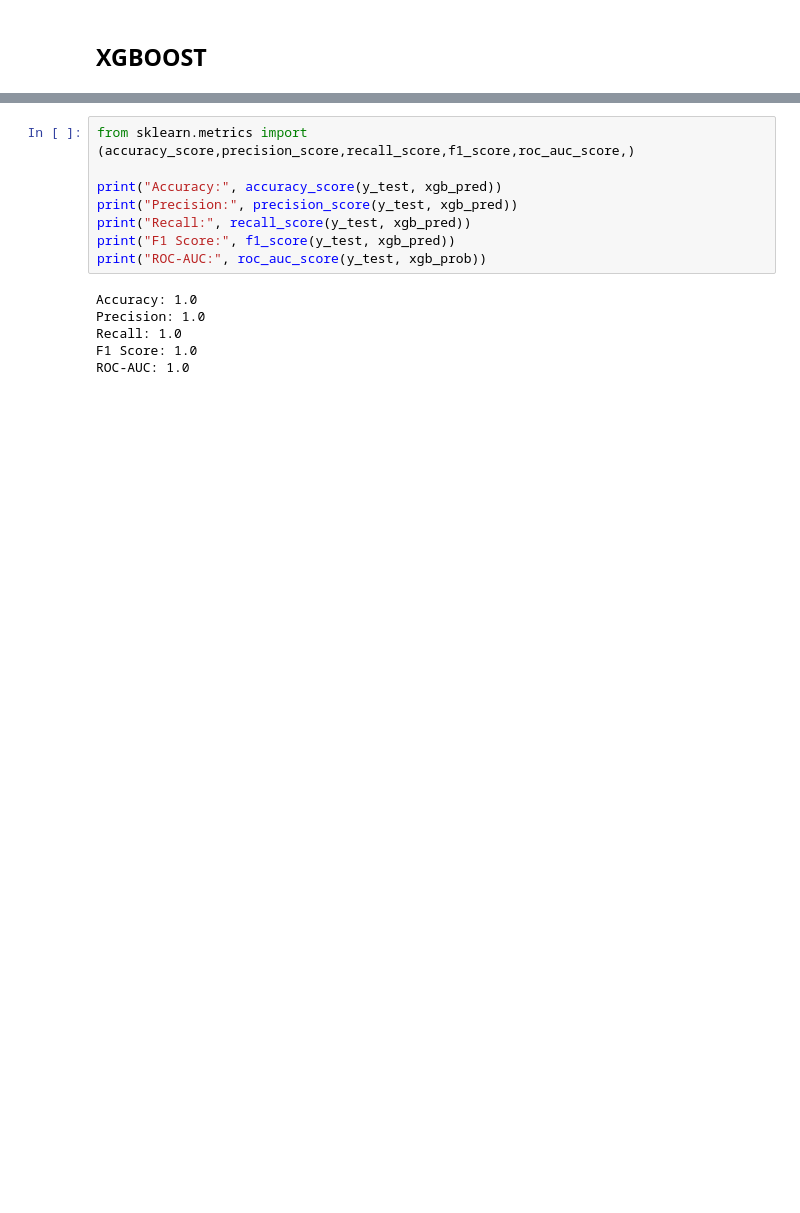
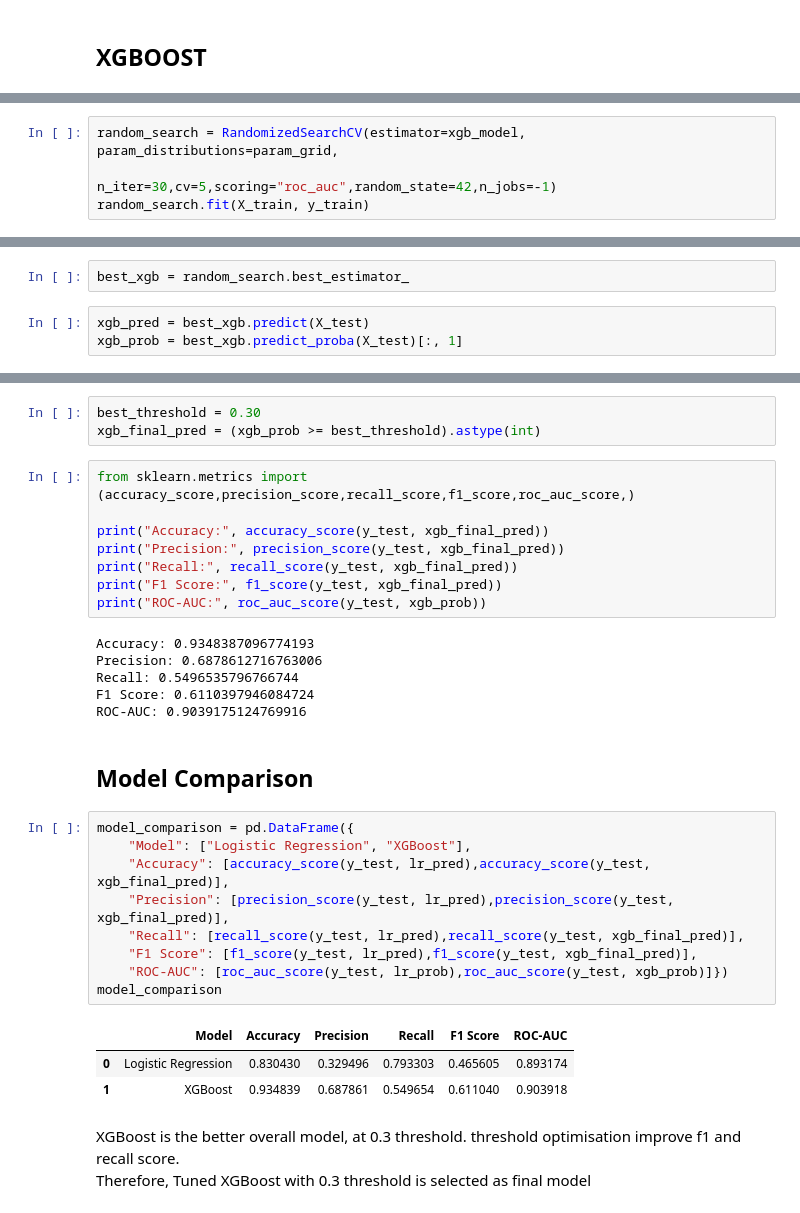
Before and after one commit to cybodexx/edu-growth, a Jupyter notebook: notebooks/05_risk_prediction.ipynb, the cells around one changed output, grey strips where cells are left out. Cells and saved outputs as stored; diff of their text form; blank space fills up the shorter version.

Commit message:
updated risk_prediction

```diff
--- a/notebooks/05_risk_prediction.ipynb
+++ b/notebooks/05_risk_prediction.ipynb
@@ -226,0 +279,4 @@ xgb_prob = xgb_model.predict_proba(X_test)[:, 1]
+# %%
+random_search = RandomizedSearchCV(estimator=xgb_model, param_distributions=param_grid,
+                                   n_iter=30,cv=5,scoring="roc_auc",random_state=42,n_jobs=-1)
+random_search.fit(X_train, y_train)
@@ -226,0 +301,5 @@ xgb_prob = xgb_model.predict_proba(X_test)[:, 1]
+# %%
+best_xgb = random_search.best_estimator_
+# %%
+xgb_pred = best_xgb.predict(X_test)
+xgb_prob = best_xgb.predict_proba(X_test)[:, 1]
@@ -227,14 +337,34 @@ xgb_prob = xgb_model.predict_proba(X_test)[:, 1]
+# %%
+best_threshold = 0.30
+xgb_final_pred = (xgb_prob >= best_threshold).astype(int)
 # %%
 from sklearn.metrics import (accuracy_score,precision_score,recall_score,f1_score,roc_auc_score,)
 
-print("Accuracy:", accuracy_score(y_test, xgb_pred))
-print("Precision:", precision_score(y_test, xgb_pred))
-print("Recall:", recall_score(y_test, xgb_pred))
-print("F1 Score:", f1_score(y_test, xgb_pred))
+print("Accuracy:", accuracy_score(y_test, xgb_final_pred))
+print("Precision:", precision_score(y_test, xgb_final_pred))
+print("Recall:", recall_score(y_test, xgb_final_pred))
+print("F1 Score:", f1_score(y_test, xgb_final_pred))
 print("ROC-AUC:", roc_auc_score(y_test, xgb_prob))
 # %% [output]
-Accuracy: 1.0
-Precision: 1.0
-Recall: 1.0
-F1 Score: 1.0
-ROC-AUC: 1.0
+Accuracy: 0.9348387096774193
+Precision: 0.6878612716763006
+Recall: 0.5496535796766744
+F1 Score: 0.6110397946084724
+ROC-AUC: 0.9039175124769916
+# %% [markdown]
+## Model Comparison
+# %%
+model_comparison = pd.DataFrame({
+    "Model": ["Logistic Regression", "XGBoost"],
+    "Accuracy": [accuracy_score(y_test, lr_pred),accuracy_score(y_test, xgb_final_pred)],
+    "Precision": [precision_score(y_test, lr_pred),precision_score(y_test, xgb_final_pred)],
+    "Recall": [recall_score(y_test, lr_pred),recall_score(y_test, xgb_final_pred)],
+    "F1 Score": [f1_score(y_test, lr_pred),f1_score(y_test, xgb_final_pred)],
+    "ROC-AUC": [roc_auc_score(y_test, lr_prob),roc_auc_score(y_test, xgb_prob)]})
+model_comparison
+# %% [output]
+|  | Model | Accuracy | Precision | Recall | F1 Score | ROC-AUC |
+| 0 | Logistic Regression | 0.830430 | 0.329496 | 0.793303 | 0.465605 | 0.893174 |
+| 1 | XGBoost | 0.934839 | 0.687861 | 0.549654 | 0.611040 | 0.903918 |
+# %% [markdown]
+XGBoost is the better overall model, at 0.3 threshold. threshold optimisation improve f1 and recall score.<br> Therefore, Tuned XGBoost with 0.3 threshold is selected as final model
```
Also changed, not shown: parts of 22 cells of this notebook.
